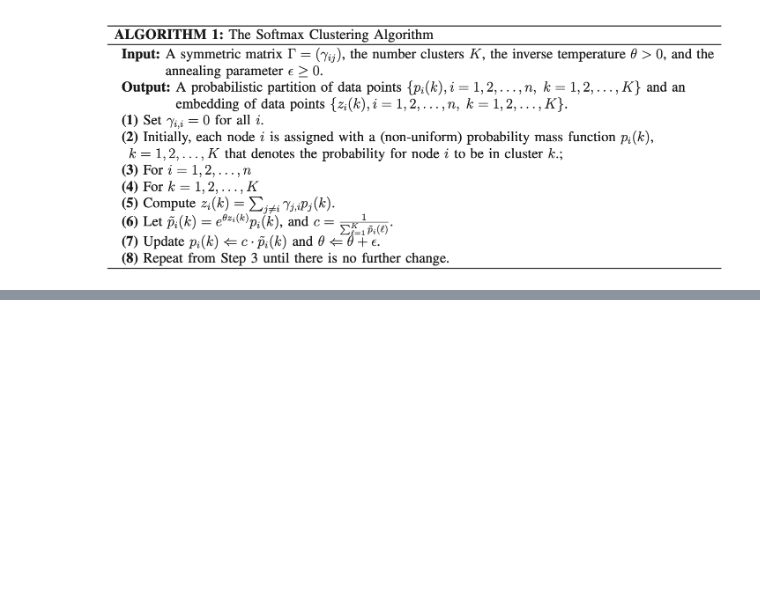
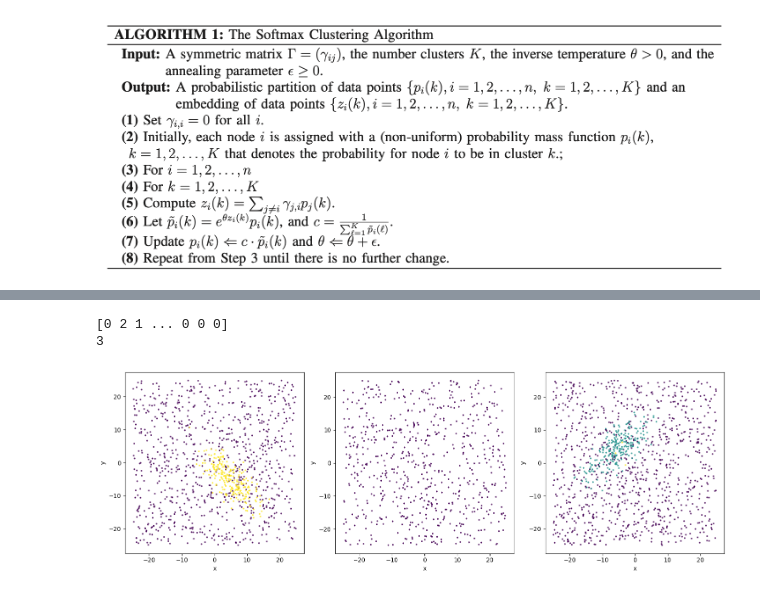
Before and after one commit to ratzenboe/local-clustering, a Jupyter notebook: clustering_algorithm.ipynb, the cells around one changed output, grey strips where cells are left out. Cells and saved outputs as stored; diff of their text form; code cells hidden in the pictures; blank space fills up the shorter version.

Commit message:
iPHD algorithm with hierarchical agglomerative algorithm

```diff
--- a/clustering_algorithm.ipynb
+++ b/clustering_algorithm.ipynb
@@ -592,0 +793,6 @@ plot_clusters(df, labels_softmax_opt, labels, num_clusters, x_col, y_col)
+# %%
+initial_K = 9
+final_partitions, embeddings = iphd_algorithm(G, initial_K)
+
+#print("Final partitions:", final_partitions)
+print("Embeddings shape:", embeddings.shape)
@@ -592,0 +807,22 @@ plot_clusters(df, labels_softmax_opt, labels, num_clusters, x_col, y_col)
+# %%
+# Convert into label array
+def get_iphd_labels(final_clusters, n_samples):
+    labels = -np.ones(n_samples, dtype=int)
+    for cluster_id, cluster in enumerate(final_clusters):
+        labels[list(cluster)] = cluster_id
+    return labels
+# %%
+labels_iphd = get_iphd_labels(final_partitions, len(df))
+num_clusters = len(final_partitions)
+print(labels_iphd)
+print(num_clusters)
+# %% [output]
+[0 2 1 ... 0 0 0]
+3
+# %%
+x_col, y_col = 'x', 'y'
+#x_col, y_col = 'pmra', 'pmdec'
+#x_col, y_col = 'vt_ra', 'vt_dec'
+plot_clusters(df, labels_iphd, labels, num_clusters, x_col, y_col)
+# %% [output]
+[figure, added]
```
Also changed, not shown: parts of 29 cells of this notebook.
